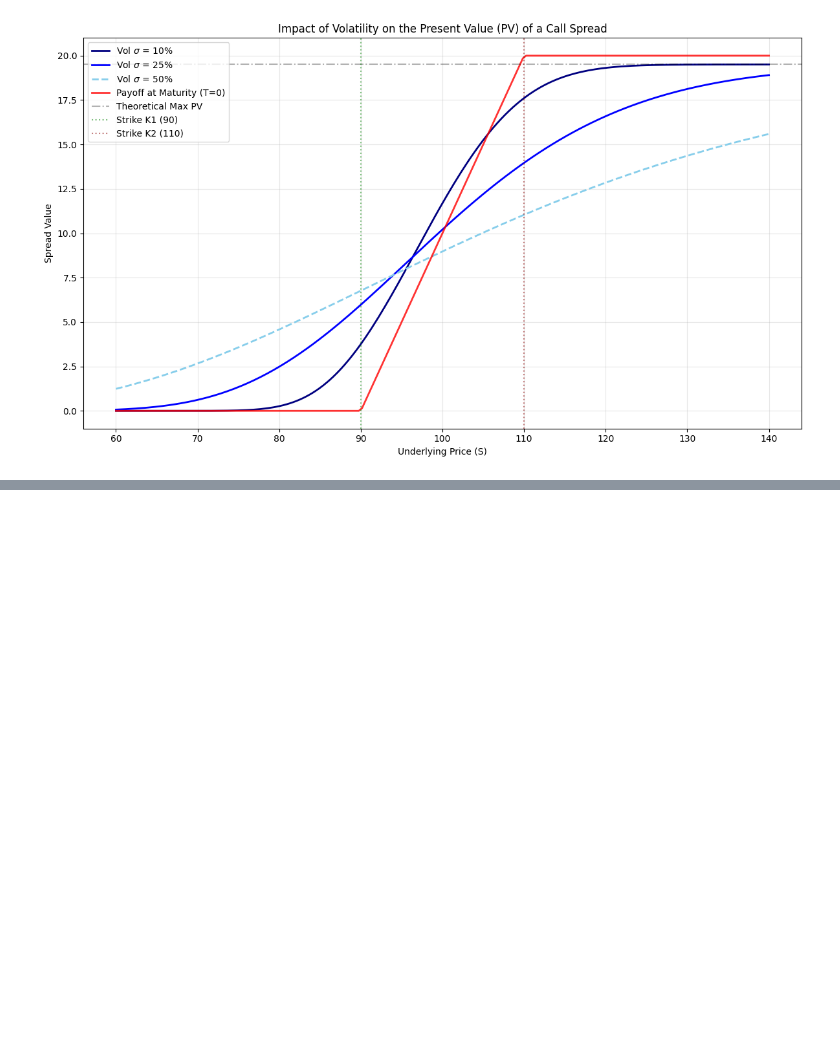
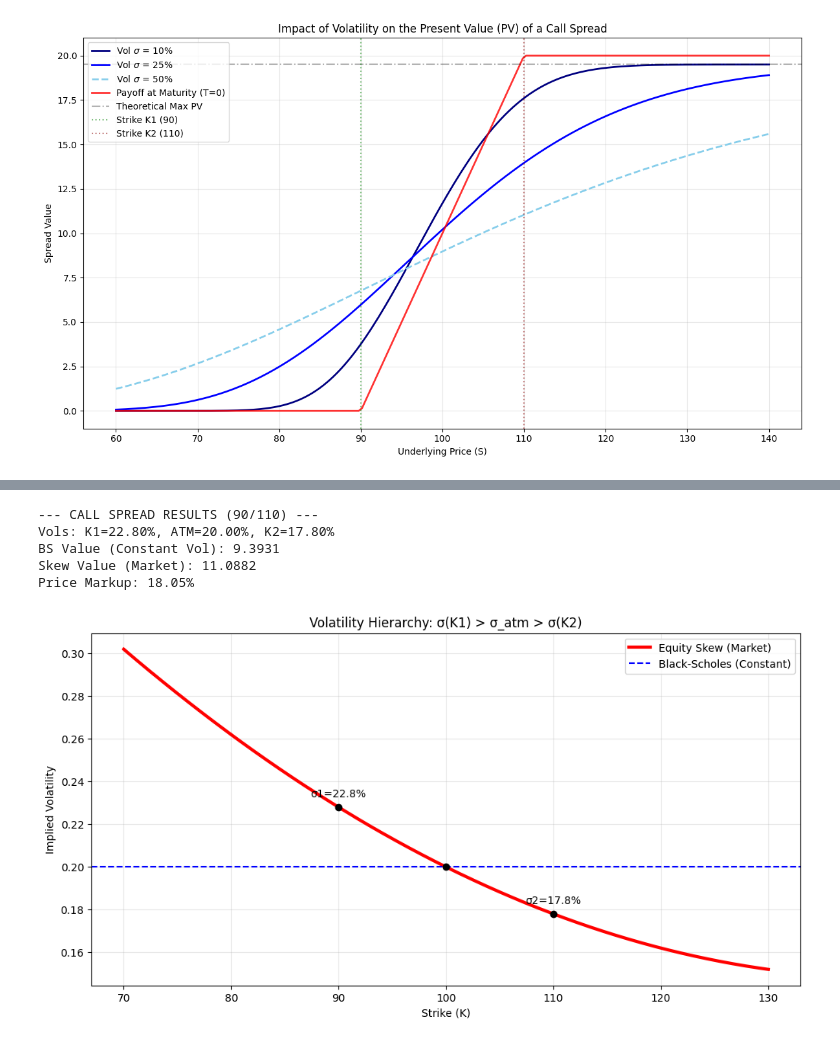
Before and after one commit to Mathis-14/Option_Pricing, a Jupyter notebook: options_strat/spread.ipynb, the cells around one changed output, grey strips where cells are left out. Saved outputs shown, nothing was run; the diff lists cells and outputs as text; code cells hidden in the pictures; blank space fills up the shorter version.

Commit message:
Comparaison pricing of a bull call spread in vol local model VS vol constant model

```diff
--- a/options_strat/spread.ipynb
+++ b/options_strat/spread.ipynb
@@ -146,0 +208,51 @@ plt.show()
+# %%
+# Strike selection
+K1, K2 = 90, 110
+
+# 1. Black-Scholes Pricing (Constant Vol = σ_atm)
+price_K1_bs = bs_call(S0, K1, T, r, q, vol_atm)
+price_K2_bs = bs_call(S0, K2, T, r, q, vol_atm)
+valeur_spread_bs = price_K1_bs - price_K2_bs
+
+# 2. Skew Pricing (Market Reality)
+vol_K1 = get_skew_vol(K1, S0, vol_atm)
+vol_K2 = get_skew_vol(K2, S0, vol_atm)
+
+price_K1_skew = bs_call(S0, K1, T, r, q, vol_K1)
+price_K2_skew = bs_call(S0, K2, T, r, q, vol_K2)
+valeur_spread_skew = price_K1_skew - price_K2_skew
+
+print(f"--- CALL SPREAD RESULTS ({K1}/{K2}) ---")
+print(f"Vols: K1={vol_K1:.2%}, ATM={vol_atm:.2%}, K2={vol_K2:.2%}")
+print(f"BS Value (Constant Vol): {valeur_spread_bs:.4f}")
+print(f"Skew Value (Market): {valeur_spread_skew:.4f}")
+print(f"Price Markup: {((valeur_spread_skew/valeur_spread_bs)-1):.2%}")
+# %% [output]
+--- CALL SPREAD RESULTS (90/110) ---
+Vols: K1=22.80%, ATM=20.00%, K2=17.80%
+BS Value (Constant Vol): 9.3931
+Skew Value (Market): 11.0882
+Price Markup: 18.05%
+# %%
+K_range = np.linspace(70, 130, 200)
+vols = [get_skew_vol(k, S0, vol_atm) for k in K_range]
+
+plt.figure(figsize=(12, 6))
+
+# Plot the Skew
+plt.plot(K_range, vols, color='red', lw=3, label='Equity Skew (Market)')
+plt.axhline(y=vol_atm, color='blue', ls='--', label='Black-Scholes (Constant)')
+
+# Data points
+plt.scatter([K1, S0, K2], [vol_K1, vol_atm, vol_K2], color='black', zorder=5)
+plt.annotate(f'σ1={vol_K1:.1%}', (K1, vol_K1), textcoords="offset points", xytext=(0,10), ha='center')
+plt.annotate(f'σ2={vol_K2:.1%}', (K2, vol_K2), textcoords="offset points", xytext=(0,10), ha='center')
+
+plt.title("Volatility Hierarchy: σ(K1) > σ_atm > σ(K2)")
+plt.xlabel("Strike (K)")
+plt.ylabel("Implied Volatility")
+plt.legend()
+plt.grid(alpha=0.3)
+plt.show()
+# %% [output]
+[figure, added]
```
Also changed, not shown: parts of 3 cells of this notebook.
